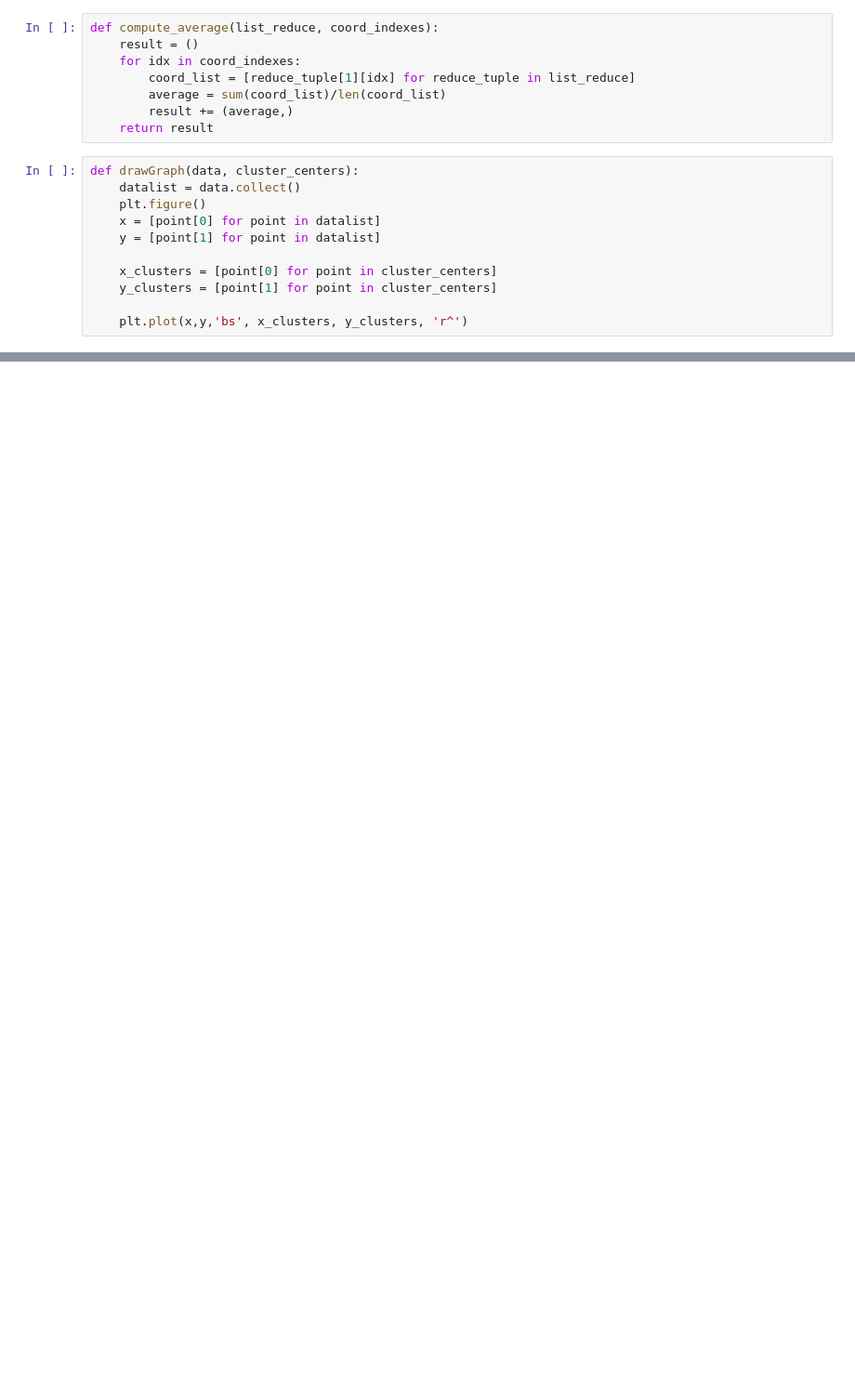
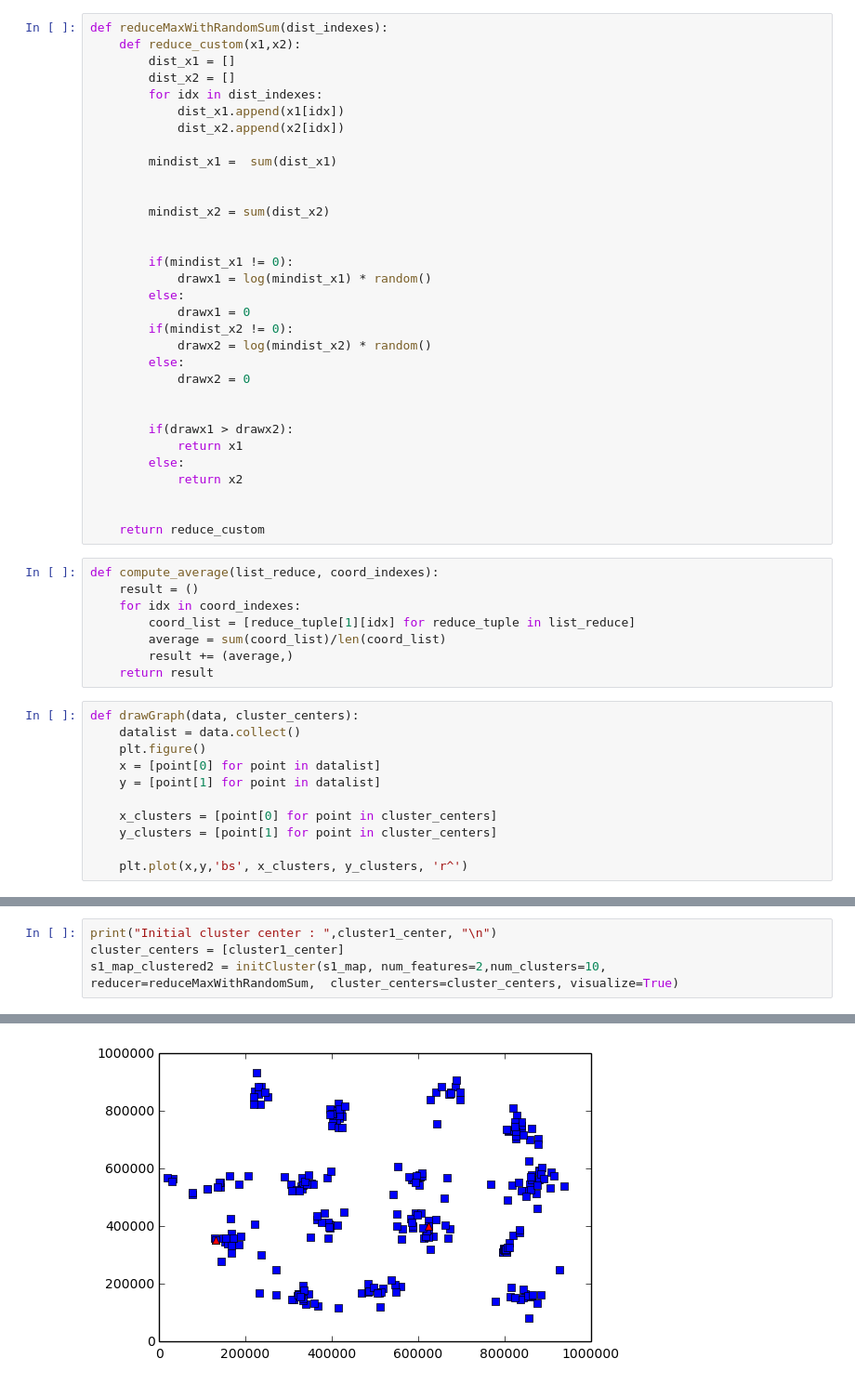
Before and after one commit to jauffretp/ELTDM, a Jupyter notebook: notebooks/Without buckets.ipynb, the cells around one changed output, grey strips where cells are left out. Shown: that part at 93% size. Drawn from its saved outputs; the diff is of its cells as text; blank space fills up the shorter version.

```diff
--- a/notebooks/Without buckets.ipynb
+++ b/notebooks/Without buckets.ipynb
@@ -203,6 +153,38 @@ def reduceMaxWithRandom(dist_indexes):
 
 
     return reduce_custom
+# %%
+def reduceMaxWithRandomSum(dist_indexes):
+    def reduce_custom(x1,x2):
+        dist_x1 = []
+        dist_x2 = []
+        for idx in dist_indexes:
+            dist_x1.append(x1[idx])
+            dist_x2.append(x2[idx])
+
+        mindist_x1 =  sum(dist_x1)
+
+
+        mindist_x2 = sum(dist_x2)
+
+
+        if(mindist_x1 != 0):
+            drawx1 = log(mindist_x1) * random()
+        else:
+            drawx1 = 0
+        if(mindist_x2 != 0):
+            drawx2 = log(mindist_x2) * random()
+        else:
+            drawx2 = 0
+
+
+        if(drawx1 > drawx2):
+            return x1
+        else:
+            return x2
+
+
+    return reduce_custom
 # %%
 def compute_average(list_reduce, coord_indexes):
     result = ()
@@ -393,0 +416,5 @@ New cluster point : (139601, 914203)
+# %%
+print("Initial cluster center : ",cluster1_center, "\n")
+cluster_centers = [cluster1_center]
+s1_map_clustered2 = initCluster(s1_map, num_features=2,num_clusters=10, reducer=reduceMaxWithRandomSum,  cluster_centers=cluster_centers, visualize=True)
+# %% [output]
@@ -393,0 +438 @@ New cluster point : (139601, 914203)
+[figure, added]
```
Also changed, not shown: parts of 14 cells of this notebook.
